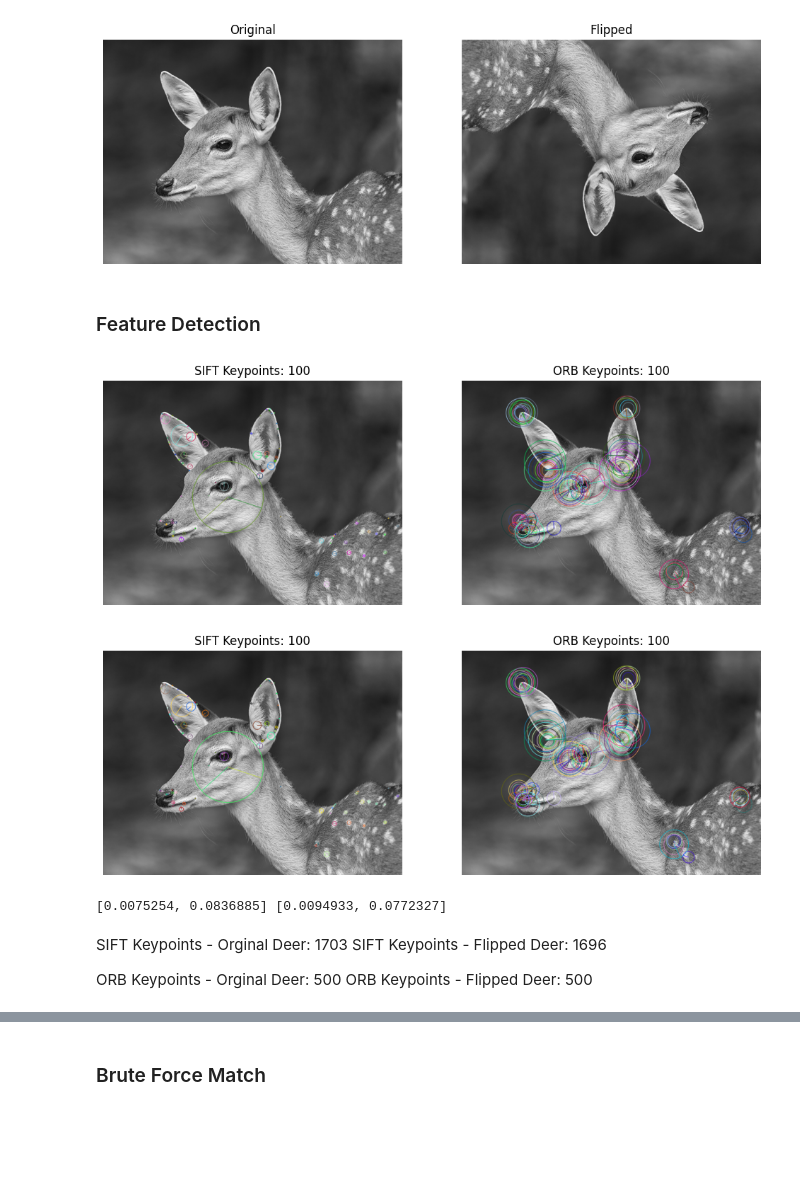
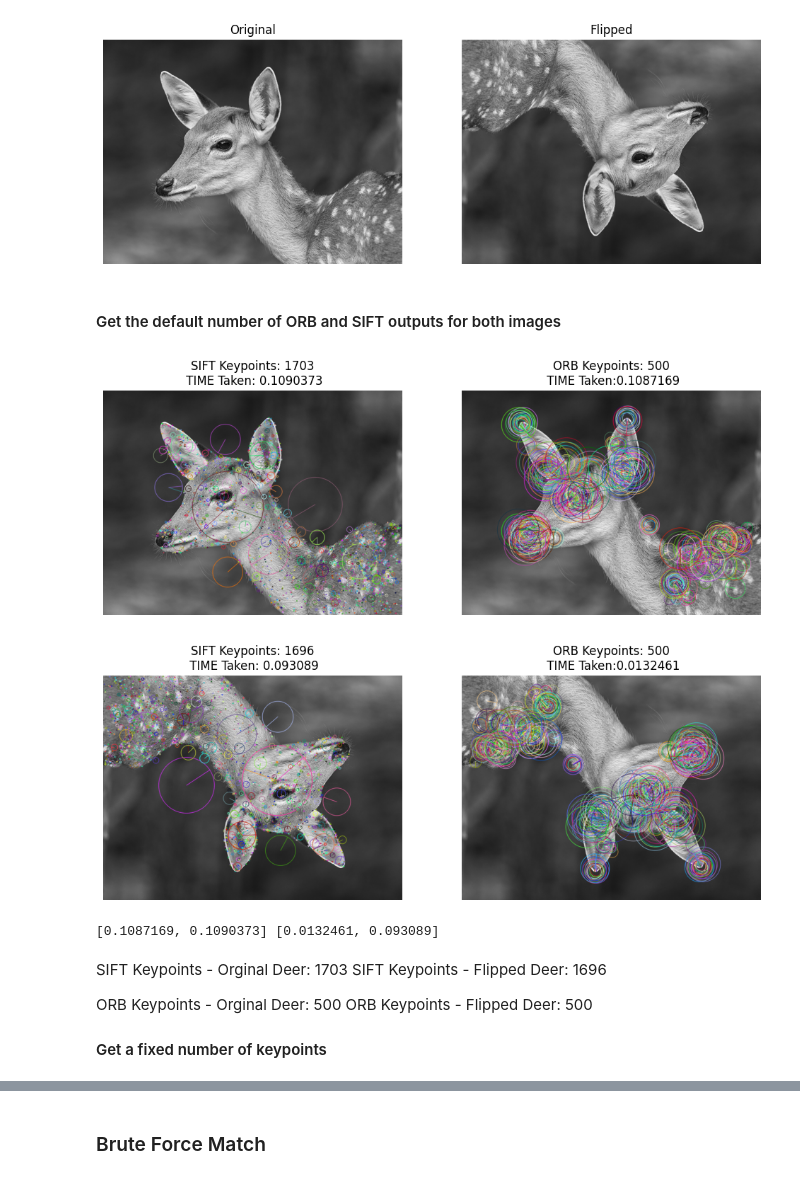
Before and after one commit to rstrauss127/Computer_Vision_Notebooks, a Jupyter notebook: code.ipynb, the cells around one changed output, grey strips where cells are left out. Drawn from its saved outputs; the diff is of its cells as text; code cells hidden in the pictures; blank space fills up the shorter version.

```diff
--- a/code.ipynb
+++ b/code.ipynb
@@ -27,11 +26,18 @@ def load_grayscale_img(image_path):
     else:
         return img
 
+# Plot 1 image
+def plot_one_image(img, title=""):
+        plt.figure(figsize=(12, 6))
+        plt.imshow(img, cmap='gray')
+        plt.title(title)
+        plt.axis('off')
+        plt.show()
 
 # Function to Plot to images side by side
 def plot_two_images(img1, img2, title1 = "", title2 = ""):
     # Plot results
-    plt.figure(figsize=(12, 6))
+    plt.figure(figsize=(12, 12))
 
     # Plot 1st image
     plt.subplot(1, 2, 1)
@@ -86,7 +92,7 @@ def detect_and_draw_keypoints(img, keypoints = ''):
     img_orb = cv2.drawKeypoints(img, orb_keypoints, None, flags=cv2.DRAW_MATCHES_FLAGS_DRAW_RICH_KEYPOINTS)
 
     # Plot the results
-    plot_two_images(img_sift, img_orb, f'SIFT Keypoints: {len(sift_keypoints)}',  f'ORB Keypoints: {len(orb_keypoints)}')
+    plot_two_images(img_sift, img_orb, f'SIFT Keypoints: {len(sift_keypoints)}\n TIME Taken: {sift_time_taken}',  f'ORB Keypoints: {len(orb_keypoints)}\n TIME Taken:{orb_time_taken}')
 
     # Return ORB and SIFT keypoints and descriptors
     return [orb_keypoints, orb_descriptors], [sift_keypoints, sift_descriptors], [orb_time_taken, sift_time_taken]
@@ -100,23 +108,23 @@ deer2 = cv2.flip(deer1, -1)
 plot_two_images(deer1, deer2, 'Original', 'Flipped')
 # %% [output]
 [figure]
-# %% [markdown]
-### Feature Detection
+# %% [markdown]
+#### Get the default number of ORB and SIFT outputs for both images
 # %%
+# Get ORB and Sift descriptors and keypoints for both deer pictures
+orb1, sift1, performance1 = detect_and_draw_keypoints(deer1)
+orb2, sift2, performance2 = detect_and_draw_keypoints(deer2)
 
-
-# Get ORB and Sift descriptors and keypoints for both deer pictures
-orb1, sift1, performance1 = detect_and_draw_keypoints(deer1,100)
-orb2, sift2, performance2 = detect_and_draw_keypoints(deer1, 100)
-
-print(performance1,performance2)
+print(performance1, performance2)
 # %% [output]
-[figure, old version]
+[figure, new version]
-[figure, old version]
+[figure, new version]
-[0.0075254, 0.0836885] [0.0094933, 0.0772327]
+[0.1087169, 0.1090373] [0.0132461, 0.093089]
 # %% [markdown]
 SIFT Keypoints - Orginal Deer: 1703
 SIFT Keypoints - Flipped Deer: 1696
 
 ORB Keypoints - Orginal Deer: 500
 ORB Keypoints - Flipped Deer: 500
+
+#### Get a fixed number of keypoints
```
Also changed, not shown: parts of 10 cells of this notebook.
